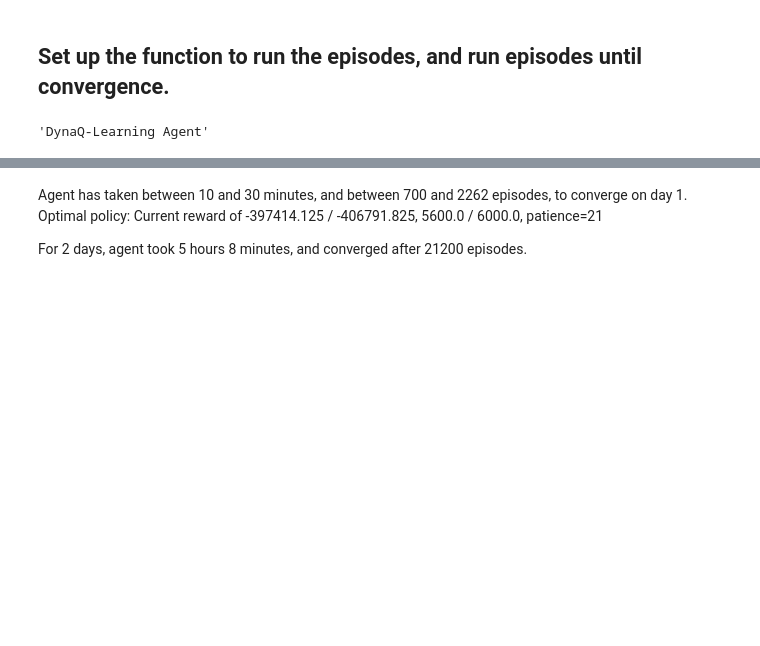
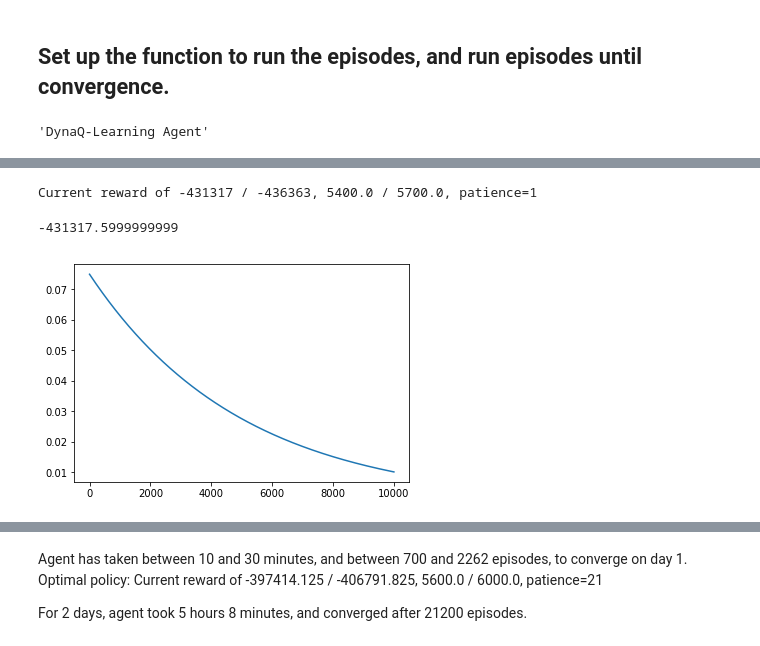
Before and after one commit to danbolinson/BatteryAgent, a Jupyter notebook: DynaQ on Day1.ipynb, the cells around one changed output, grey strips where cells are left out. Drawn from its saved outputs; the diff is of its cells as text; code cells hidden in the pictures; blank space fills up the shorter version.

```diff
--- a/DynaQ on Day1.ipynb
+++ b/DynaQ on Day1.ipynb
@@ -245,0 +212,6 @@ np.exp(-0.0002*10000)*0.05
+# %%
+reward = run_episode.run_episodes(env, agent, eps, history, default_reward, random_charge=False, run_type='once')
+reward
+# %% [output]
+Current reward of -431317 / -436363, 5400.0 / 5700.0, patience=1
+-431317.5999999999
@@ -246,2 +220,8 @@ np.exp(-0.0002*10000)*0.05
+# %%
+from matplotlib import pyplot as plt
+plt.plot(np.exp(-0.0002*np.arange(0,10000))*0.075)
+plt.show()
+# %% [output]
+[figure, added]
 # %%
 agent.history
```
Also changed, not shown: parts of 12 cells of this notebook.
